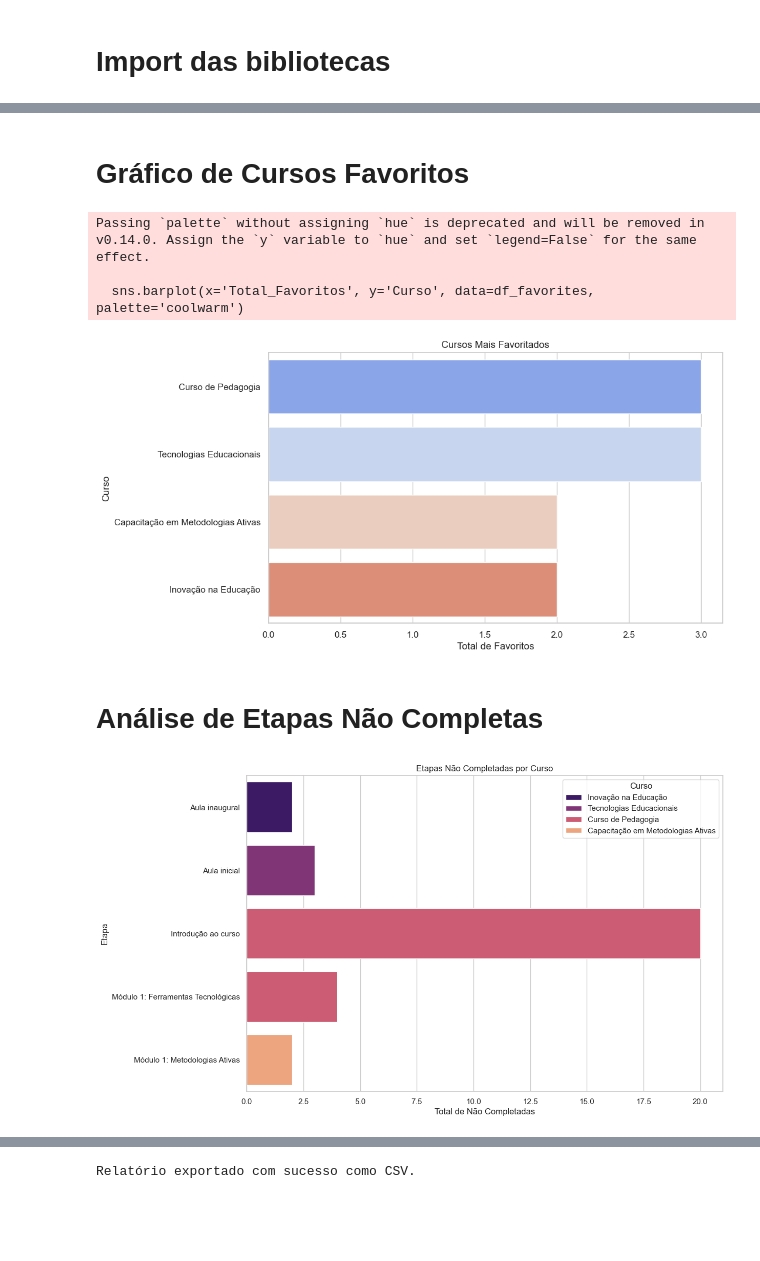
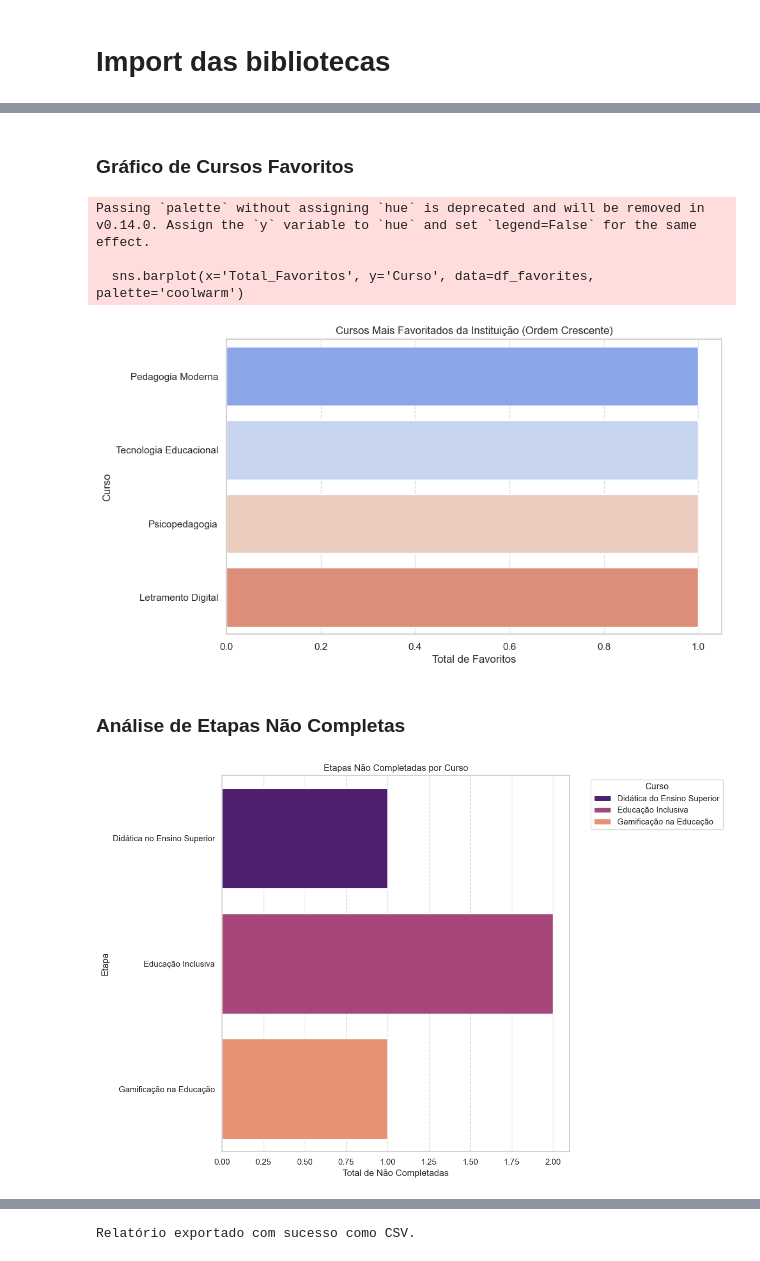
Before and after one commit to TeachGreen/Docentify-BI, a Jupyter notebook: BI.ipynb, the cells around one changed output, grey strips where cells are left out. Saved outputs shown, nothing was run; the diff lists cells and outputs as text; code cells hidden in the pictures; blank space fills up the shorter version.

```diff
--- a/BI.ipynb
+++ b/BI.ipynb
@@ -319,27 +431,34 @@ plt.show()
 # %% [markdown]
-# Gráfico de Cursos Favoritos
+### Gráfico de Cursos Favoritos
 # %%
 query_favorites = """
 SELECT c.name AS Curso, COUNT(fc.userId) AS Total_Favoritos
 FROM FavoritedCourses fc
 JOIN Courses c ON fc.courseId = c.id
-GROUP BY c.name
+WHERE c.institutionId = 1
+GROUP BY c.id, c.name
+ORDER BY Total_Favoritos ASC
 """
 df_favorites = pd.read_sql(query_favorites, conn)
 
+
+df_favorites = df_favorites.sort_values(by='Total_Favoritos', ascending=True)
+
 plt.figure(figsize=(10,6))
 sns.barplot(x='Total_Favoritos', y='Curso', data=df_favorites, palette='coolwarm')
-plt.title('Cursos Mais Favoritados')
+plt.title('Cursos Mais Favoritados da Instituição (Ordem Crescente)')
 plt.xlabel('Total de Favoritos')
 plt.ylabel('Curso')
+plt.grid(axis='x', linestyle='--', alpha=0.7)
+
 plt.show()
 # %% [output]
 Passing `palette` without assigning `hue` is deprecated and will be removed in v0.14.0. Assign the `y` variable to `hue` and set `legend=False` for the same effect.
 
   sns.barplot(x='Total_Favoritos', y='Curso', data=df_favorites, palette='coolwarm')
-[figure, old version]
+[figure, new version]
 # %% [markdown]
-# Análise de Etapas Não Completas
+### Análise de Etapas Não Completas
 # %%
 query_incomplete_steps = """
 SELECT s.title AS Etapa, c.name AS Curso,
@@ -348,7 +467,8 @@ FROM Steps s
 JOIN Courses c ON s.courseId = c.id
 LEFT JOIN UserProgress up ON s.id = up.stepId
 LEFT JOIN Enrollments e ON e.courseId = s.courseId
-GROUP BY s.title, c.name
+WHERE c.institutionId = 3
+GROUP BY s.id, s.title, c.id, c.name
 """
 df_incomplete_steps = pd.read_sql(query_incomplete_steps, conn)
 
@@ -357,7 +477,10 @@ sns.barplot(x='Total_Nao_Completas', y='Etapa', hue='Curso', data=df_incomplete_
 plt.title('Etapas Não Completadas por Curso')
 plt.xlabel('Total de Não Completadas')
 plt.ylabel('Etapa')
+plt.legend(title="Curso", bbox_to_anchor=(1.05, 1), loc='upper left')
+plt.grid(axis='x', linestyle='--', alpha=0.7)
+plt.tight_layout()
 plt.show()
 # %% [output]
-[figure, old version]
+[figure, new version]
 # %% [markdown]
```
Also changed, not shown: parts of 72 cells of this notebook, 3 other files.
